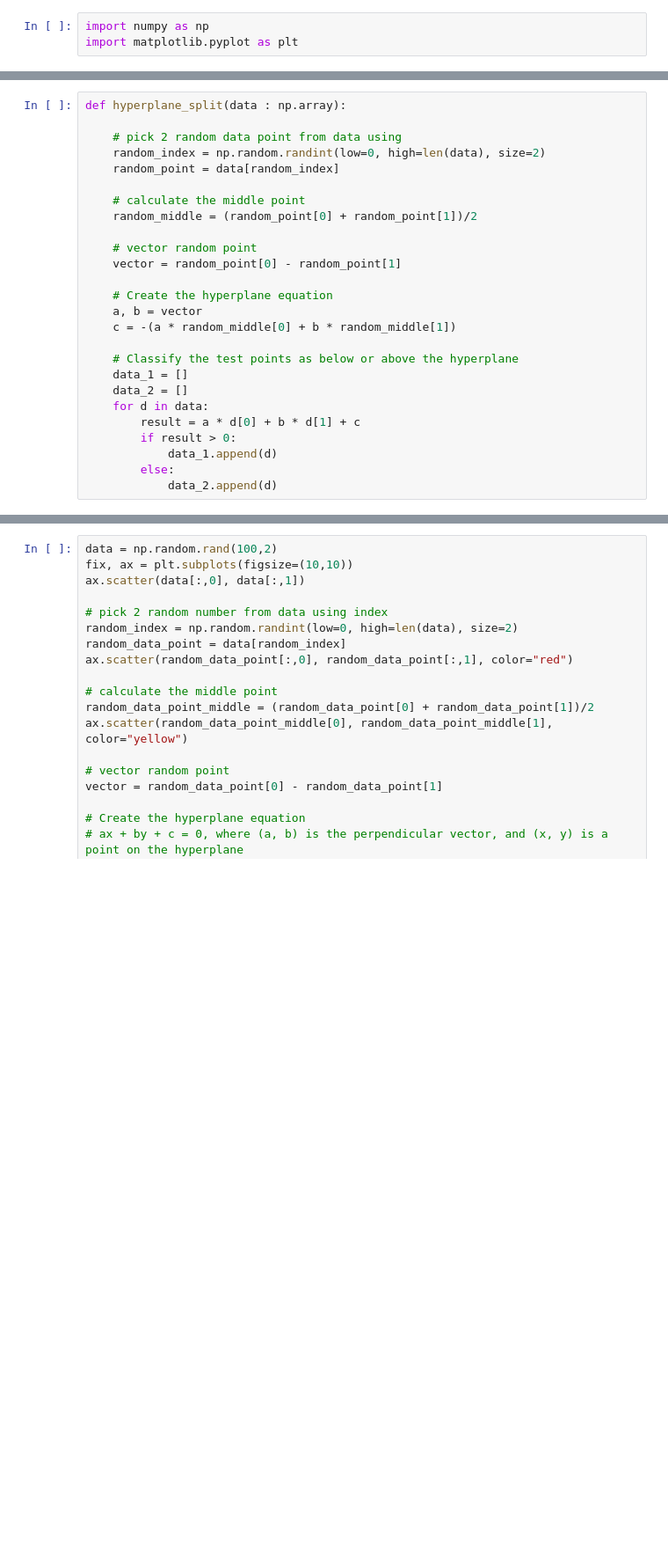
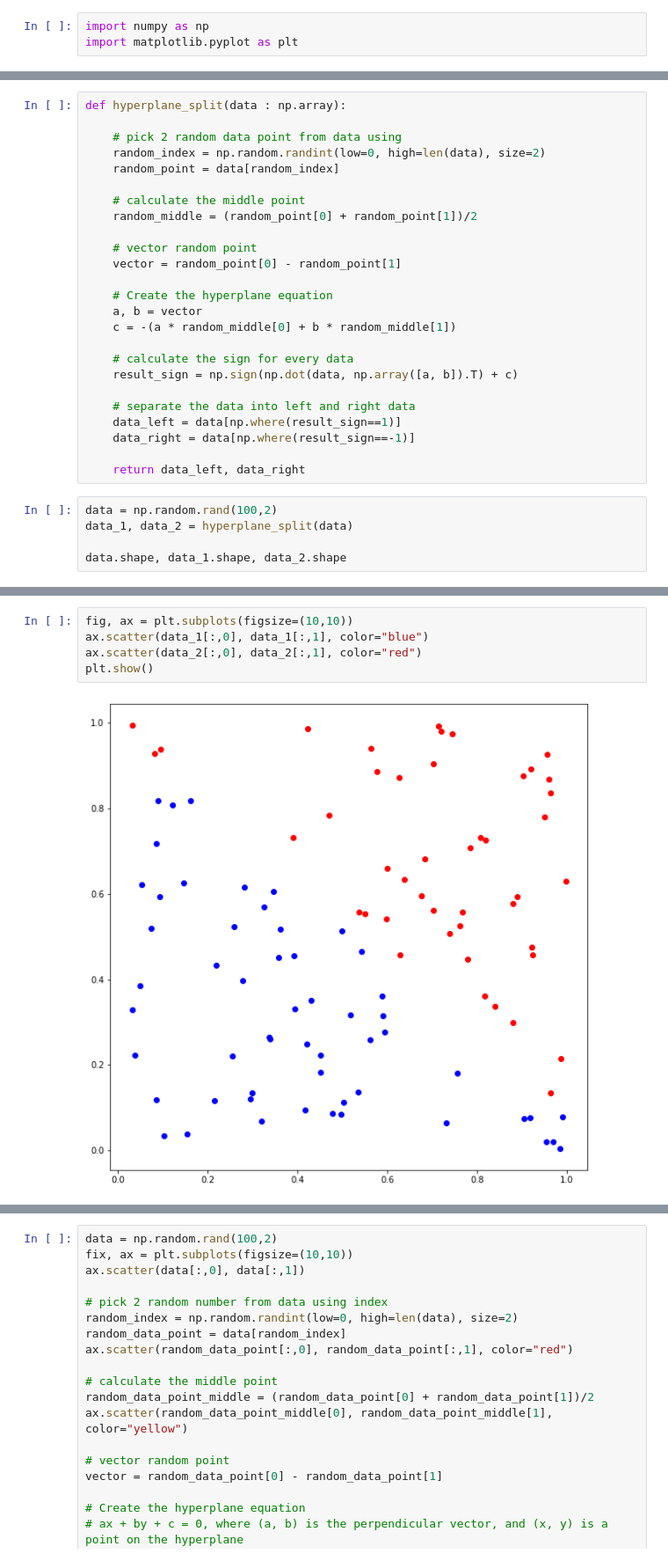
Before and after one commit to StefanusYudi22/Machie_Learning_From_Scratch, a Jupyter notebook: source_code/notebook/98_Approximate_NN.ipynb, the cells around one changed output, grey strips where cells are left out. Shown: that part at 88% size. Cells and saved outputs as stored; diff of their text form; blank space fills up the shorter version.

```diff
--- a/source_code/notebook/98_Approximate_NN.ipynb
+++ b/source_code/notebook/98_Approximate_NN.ipynb
@@ -27,12 +66,16 @@ def hyperplane_split(data : np.array):
     a, b = vector
     c = -(a * random_middle[0] + b * random_middle[1])
 
-    # Classify the test points as below or above the hyperplane
-    data_1 = []
-    data_2 = []
-    for d in data:
-        result = a * d[0] + b * d[1] + c
-        if result > 0:
-            data_1.append(d)
-        else:
-            data_2.append(d)
+    # calculate the sign for every data
+    result_sign = np.sign(np.dot(data, np.array([a, b]).T) + c)
+
+    # separate the data into left and right data
+    data_left = data[np.where(result_sign==1)]
+    data_right = data[np.where(result_sign==-1)]
+
+    return data_left, data_right
+# %%
+data = np.random.rand(100,2)
+data_1, data_2 = hyperplane_split(data)
+
+data.shape, data_1.shape, data_2.shape
@@ -38,0 +84,7 @@ def hyperplane_split(data : np.array):
+# %%
+fig, ax = plt.subplots(figsize=(10,10))
+ax.scatter(data_1[:,0], data_1[:,1], color="blue")
+ax.scatter(data_2[:,0], data_2[:,1], color="red")
+plt.show()
+# %% [output]
+[figure, added]
```
Also changed, not shown: parts of 6 cells of this notebook.
